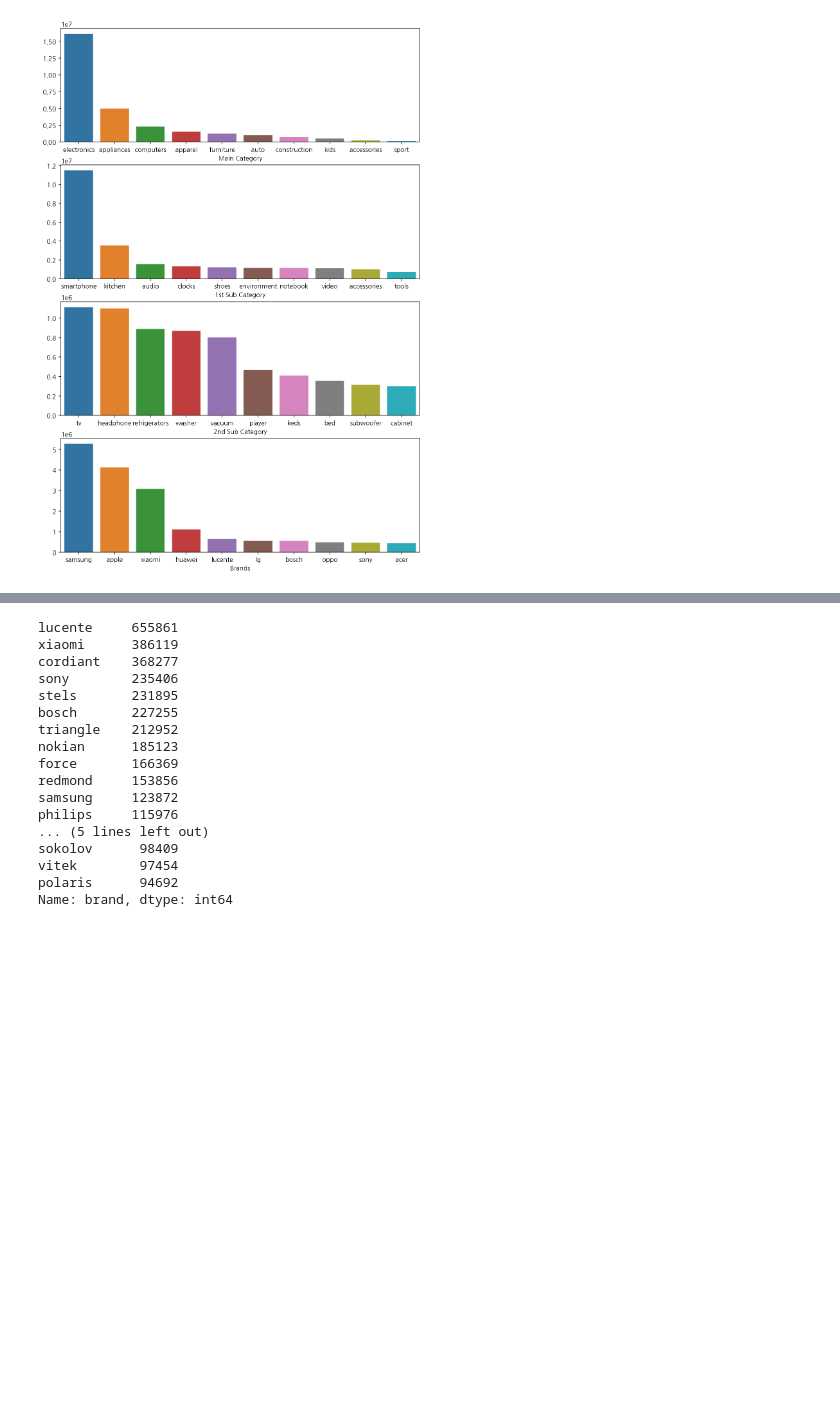
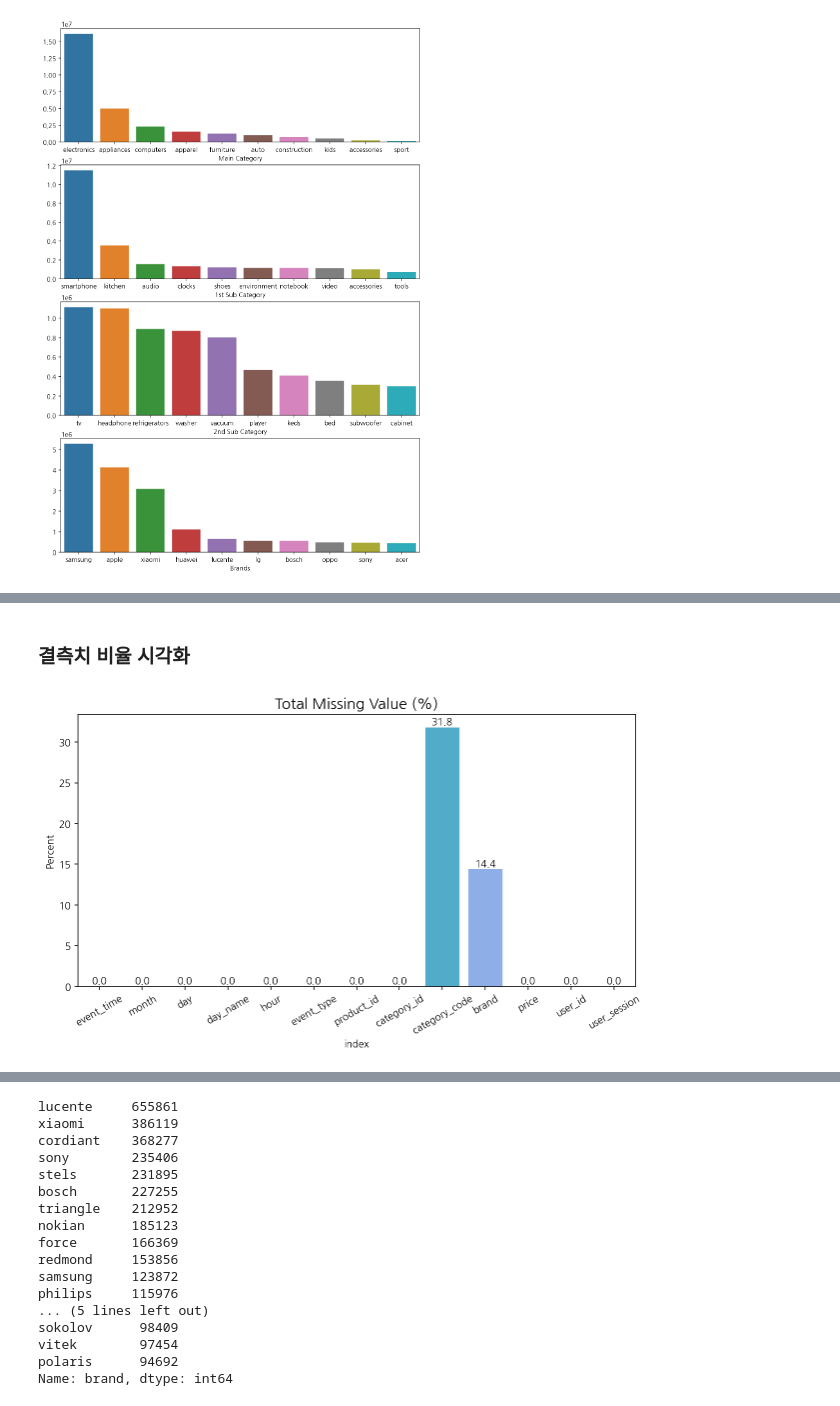
Before and after one commit to benidjor/ecommerce-behavior-data-analysis, a Jupyter notebook: tsj_data/2019_oct_eda.ipynb, the cells around one changed output, grey strips where cells are left out. Cells and saved outputs as stored; diff of their text form; code cells hidden in the pictures; blank space fills up the shorter version.

```diff
--- a/tsj_data/2019_oct_eda.ipynb
+++ b/tsj_data/2019_oct_eda.ipynb
@@ -302,0 +301,25 @@ mod.head()
+# %% [markdown]
+### 결측치 비율 시각화
+# %%
+# 결측치 percent 구함
+null_total = mod.isnull().sum()
+null_count = mod.isnull().count()
+percent = round((null_total / null_count) * 100, 1)
+
+# 결측치 개수, 퍼센트 데이터프레임으로 생성
+missing_data = pd.concat([null_total, percent], axis=1, keys=["Total", "Percent"])
+# %%
+# 결측치 퍼센트 그래프 생성
+plt.figure(figsize=(10, 5))
+sns_pct = sns.barplot(x="index", y="Percent", data=missing_data.reset_index())
+sns_pct.set_xticklabels(sns_pct.get_xticklabels(), rotation=30)
+
+# bar 그래프 상단에 퍼센트 표기
+for bar in sns_pct.patches:
+    height = bar.get_height()
+    plt.text(bar.get_x() + bar.get_width()/2.0, height + 0.3, "%.1f" % height, ha="center")
+
+sns_pct.set_title("Total Missing Value (%)", fontsize=15)
+plt.show()
+# %% [output]
+[figure, added]
```
Also changed, not shown: parts of 15 cells of this notebook.
